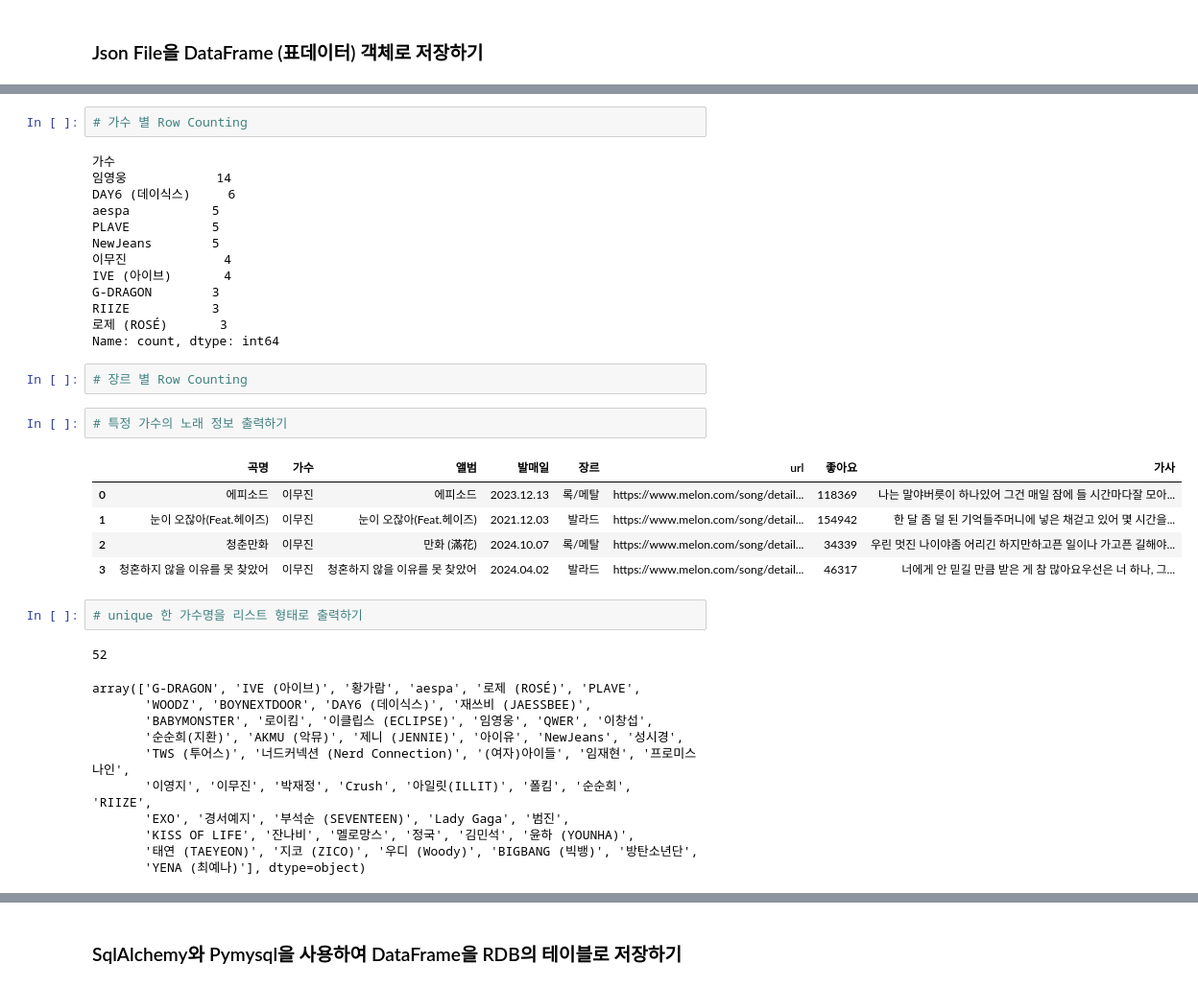
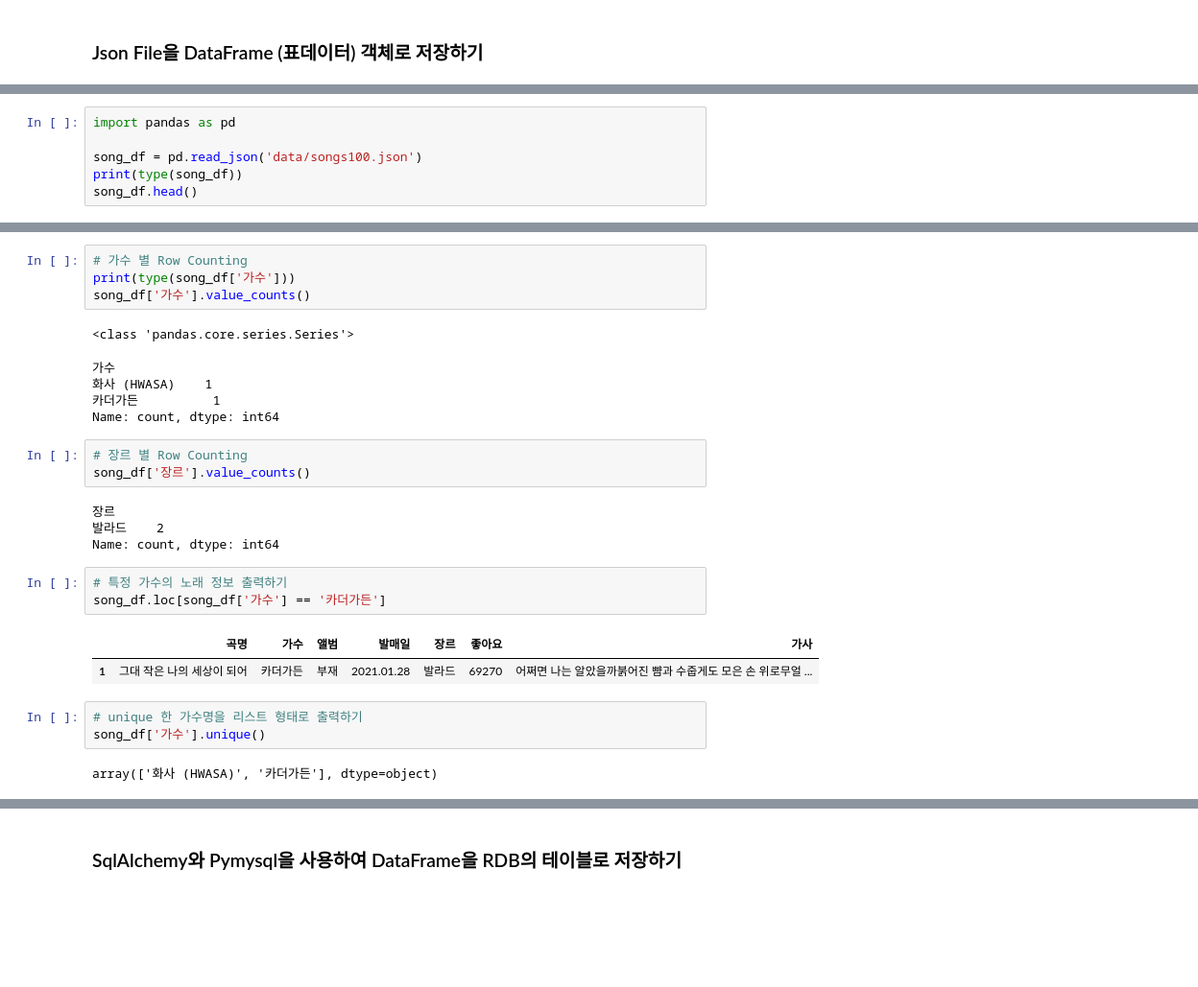
Before and after one commit to Eojinn/Python_Webscraping_analysis, a Jupyter notebook: 04.Melon100차트_데이터파싱_DB저장.ipynb, the cells around one changed output, grey strips where cells are left out. Shown at 96% size. Saved outputs shown, nothing was run; the diff lists cells and outputs as text; blank space fills up the shorter version.

Commit message:
melon100 chart update

```diff
--- a/04.Melon100차트_데이터파싱_DB저장.ipynb
+++ b/04.Melon100차트_데이터파싱_DB저장.ipynb
@@ -110,0 +163,6 @@ for idx,song in enumerate(song_list[:2],1):
+# %%
+import pandas as pd
+
+song_df = pd.read_json('data/songs100.json')
+print(type(song_df))
+song_df.head()
@@ -111,39 +174,28 @@ for idx,song in enumerate(song_list[:2],1):
+# %%
+# 가수 별 Row Counting
+print(type(song_df['가수']))
+song_df['가수'].value_counts()
+# %% [output]
+<class 'pandas.core.series.Series'>
+가수
+화사 (HWASA)    1
+카더가든          1
+Name: count, dtype: int64
 # %%
-# 가수 별 Row Counting
+# 장르 별 Row Counting
+song_df['장르'].value_counts()
 # %% [output]
-가수
-임영웅            14
-DAY6 (데이식스)     6
-aespa           5
-PLAVE           5
-NewJeans        5
-이무진             4
-IVE (아이브)       4
-G-DRAGON        3
-RIIZE           3
-로제 (ROSÉ)       3
+장르
+발라드    2
 Name: count, dtype: int64
-# %%
-# 장르 별 Row Counting
 # %%
 # 특정 가수의 노래 정보 출력하기
+song_df.loc[song_df['가수'] == '카더가든']
 # %% [output]
-|  | 곡명 | 가수 | 앨범 | 발매일 | 장르 | url | 좋아요 | 가사 |
-| 0 | 에피소드 | 이무진 | 에피소드 | 2023.12.13 | 록/메탈 | https://www.melon.com/song/detail... | 118369 | 나는 말야버릇이 하나있어 그건 매일 잠에 들 시간마다잘 모아... |
-| 1 | 눈이 오잖아(Feat.헤이즈) | 이무진 | 눈이 오잖아(Feat.헤이즈) | 2021.12.03 | 발라드 | https://www.melon.com/song/detail... | 154942 | 한 달 좀 덜 된 기억들주머니에 넣은 채걷고 있어 몇 시간을... |
-| 2 | 청춘만화 | 이무진 | 만화 (滿花) | 2024.10.07 | 록/메탈 | https://www.melon.com/song/detail... | 34339 | 우린 멋진 나이야좀 어리긴 하지만하고픈 일이나 가고픈 길해야... |
-| 3 | 청혼하지 않을 이유를 못 찾았어 | 이무진 | 청혼하지 않을 이유를 못 찾았어 | 2024.04.02 | 발라드 | https://www.melon.com/song/detail... | 46317 | 너에게 안 믿길 만큼 받은 게 참 많아요우선은 너 하나, 그... |
+|  | 곡명 | 가수 | 앨범 | 발매일 | 장르 | 좋아요 | 가사 |
+| 1 | 그대 작은 나의 세상이 되어 | 카더가든 | 부재 | 2021.01.28 | 발라드 | 69270 | 어쩌면 나는 알았을까붉어진 뺨과 수줍게도 모은 손 위로무얼 ... |
 # %%
 # unique 한 가수명을 리스트 형태로 출력하기
+song_df['가수'].unique()
 # %% [output]
-52
+array(['화사 (HWASA)', '카더가든'], dtype=object)
-array(['G-DRAGON', 'IVE (아이브)', '황가람', 'aespa', '로제 (ROSÉ)', 'PLAVE',
-       'WOODZ', 'BOYNEXTDOOR', 'DAY6 (데이식스)', '재쓰비 (JAESSBEE)',
-       'BABYMONSTER', '로이킴', '이클립스 (ECLIPSE)', '임영웅', 'QWER', '이창섭',
-       '순순희(지환)', 'AKMU (악뮤)', '제니 (JENNIE)', '아이유', 'NewJeans', '성시경',
-       'TWS (투어스)', '너드커넥션 (Nerd Connection)', '(여자)아이들', '임재현', '프로미스나인',
-       '이영지', '이무진', '박재정', 'Crush', '아일릿(ILLIT)', '폴킴', '순순희', 'RIIZE',
-       'EXO', '경서예지', '부석순 (SEVENTEEN)', 'Lady Gaga', '범진',
-       'KISS OF LIFE', '잔나비', '멜로망스', '정국', '김민석', '윤하 (YOUNHA)',
-       '태연 (TAEYEON)', '지코 (ZICO)', '우디 (Woody)', 'BIGBANG (빅뱅)', '방탄소년단',
-       'YENA (최예나)'], dtype=object)
```
Also changed, not shown: parts of 10 cells of this notebook, 1 other file.
